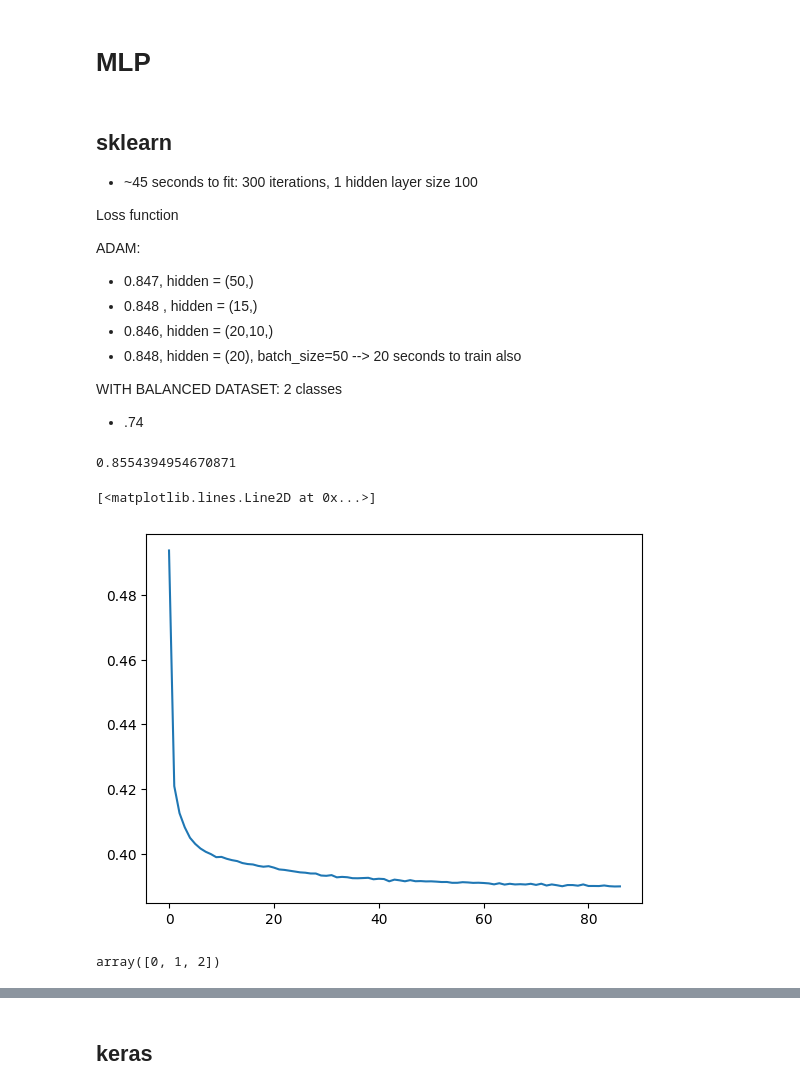
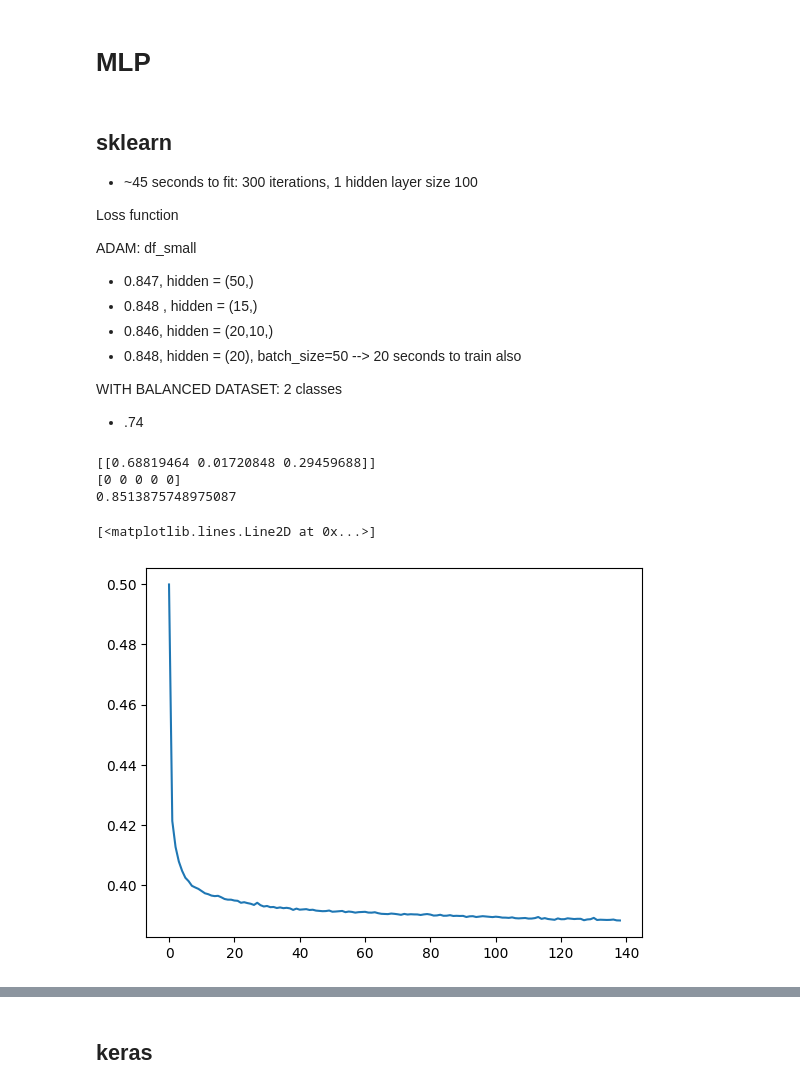
Before and after one commit to mackenzievvvz/diabetes-type-2, a Jupyter notebook: mlp/mlp.ipynb, the cells around one changed output, grey strips where cells are left out. Drawn from its saved outputs; the diff is of its cells as text; code cells hidden in the pictures.

```diff
--- a/mlp/mlp.ipynb
+++ b/mlp/mlp.ipynb
@@ -133,7 +135,7 @@ sns.despine(ax=ax_box, left=True)
 
 Loss function
 
-ADAM:
+ADAM: df_small
 - 0.847, hidden = (50,)
 - 0.848 , hidden = (15,)
 - 0.846, hidden = (20,10,)
@@ -148,20 +146,22 @@ from sklearn.model_selection import train_test_split
 # %%
-clf = MLPClassifier(
+mlp_small = MLPClassifier(
     random_state=1,
     max_iter=300,
     batch_size=50,
     hidden_layer_sizes=(20),
     learning_rate='invscaling',
                     ).fit(X_train_small, y_train_small)
+
+print(mlp_small.predict_proba(X_test_small[:1]))
+print(mlp_small.predict(X_test_small[:5, :]))
+print(mlp_small.score(X_test_small, y_test_small))
+# %% [output]
+[[0.68819464 0.01720848 0.29459688]]
+[0 0 0 0 0]
+0.8513875748975087
-# %%
-clf.predict_proba(X_test[:1])
-clf.predict(X_test[:5, :])
-clf.score(X_test, y_test)
-# %% [output]
-0.8554394954670871
 # %%
 # plot the loss curve
-plt.plot(clf.loss_curve_)
+plt.plot(mlp_small.loss_curve_)
 # %% [output]
 [<matplotlib.lines.Line2D at 0x...>]
-[figure, old version]
+[figure, new version]
@@ -172,5 +168 @@ print(clf.score(X_test, y_test))
-# %%
-clf.classes_
-# %% [output]
-array([0, 1, 2])
 # %%
```
Also changed, not shown: parts of 31 cells of this notebook, 6 other files.
